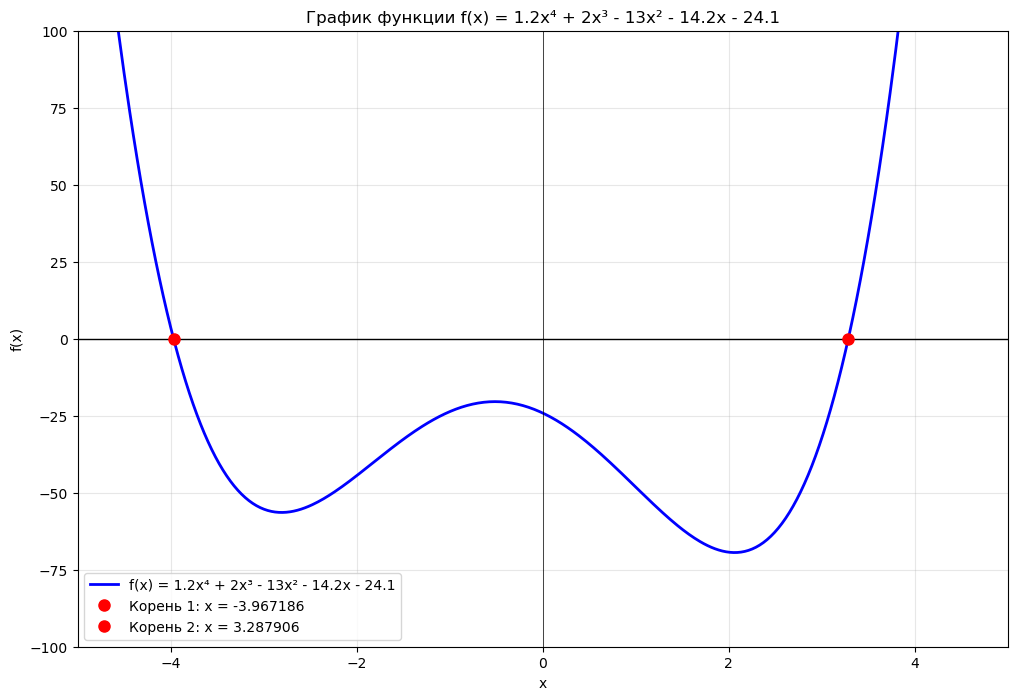
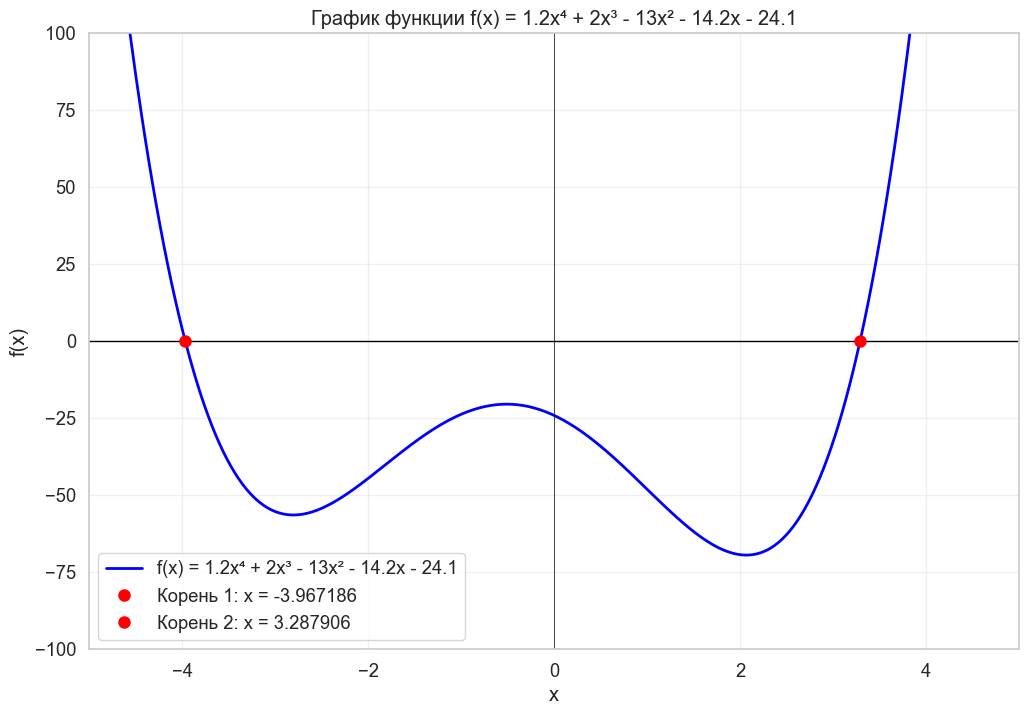
The notebook cell's code change between the first figure and the second:
--- before
+++ after
@@ -2,4 +2,5 @@
 from scipy.optimize import root, fsolve
 import matplotlib.pyplot as plt
+import seaborn as sns
 
 # Приведем уравнение к виду f(x) = 0
@@ -10,4 +11,7 @@
     return 1.2*x**4 + 2*x**3 - 13*x**2 - 14.2*x - 24.1
 
+# Найдем все корни многочлена с помощью numpy.roots. Для этого нужны коэффициенты многочлена в порядке убывания степени 
+coefficients = [1.2, 2, -13, -14.2, -24.1]
+all_roots = np.roots(coefficients)
 
 
@@ -40,6 +44,10 @@
     y_vals = f(x_vals)
     
+    
+    sns.set_style("whitegrid")
+    sns.set_context("notebook", font_scale=1.2)
+    
     plt.figure(figsize=(12, 8))
-    plt.plot(x_vals, y_vals, 'b-', linewidth=2, label='f(x) = 1.2x⁴ + 2x³ - 13x² - 14.2x - 24.1')
+    sns.lineplot(x=x_vals, y=y_vals, linewidth=2, label='f(x) = 1.2x⁴ + 2x³ - 13x² - 14.2x - 24.1', color='blue')
     plt.axhline(0, color='black', linewidth=1)
     plt.axvline(0, color='black', linewidth=0.5)

Commit: Add files via upload